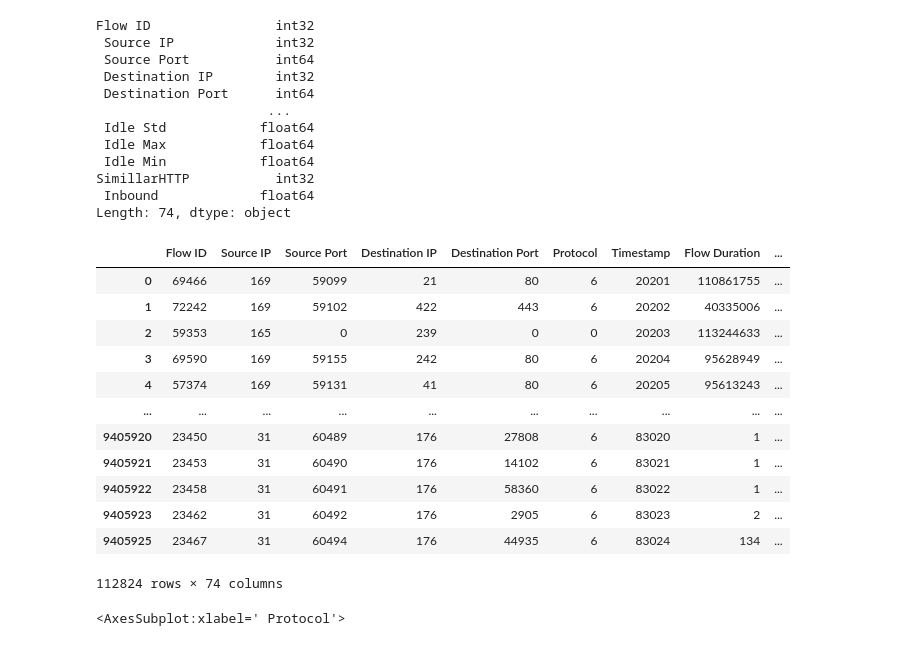
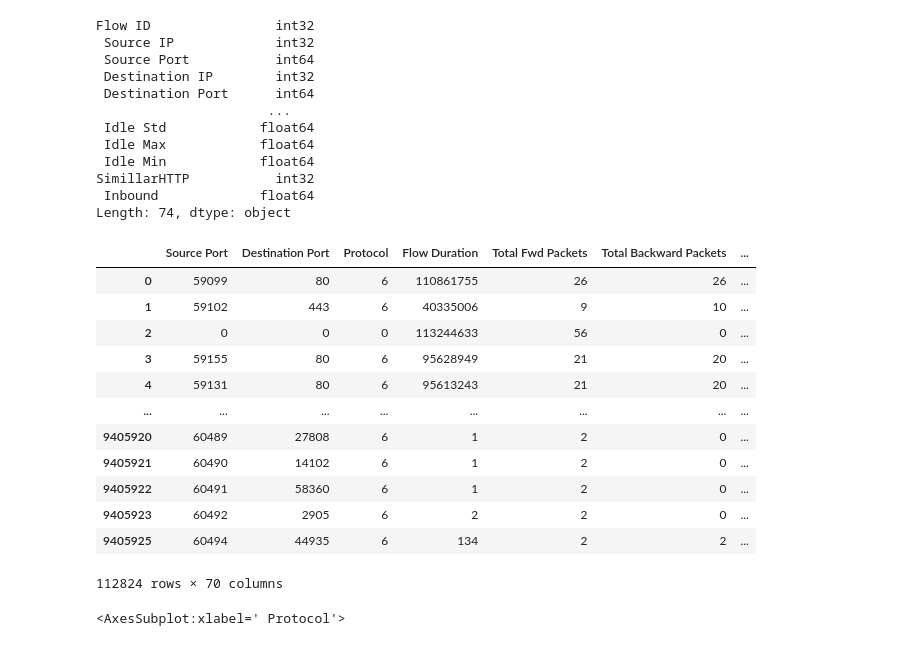
Before and after one commit to hvviet/DA_Detecting_DDoS, a Jupyter notebook: main/TrainingModel.ipynb, the cells around one changed output. Saved outputs shown, nothing was run; the diff lists cells and outputs as text; code cells hidden in the pictures.

Commit message:
processing data

```diff
--- a/main/TrainingModel.ipynb
+++ b/main/TrainingModel.ipynb
@@ -76,7 +77,7 @@ for i in features_label:
 dataset = dataset.drop(dataset.index[list_rows_need_remove])
 # %%
 # Merge UDP, UDP-flag
-dataset.loc[dataset[" Label"] == "UDP-lag", " Label"] = "UDP"
+dataset.loc[dataset[" Label"] != 'BENIGN'," Label"] = "MALIGNANT"
 # %%
 # List values of Label column after scale
 dataset[' Label'].value_counts()
@@ -235,22 +225,22 @@ Flow ID                int32
 SimillarHTTP           int32
  Inbound             float64
 Length: 74, dtype: object
-# %%
-data_X
-# %% [output]
-|  | Flow ID | Source IP | Source Port | Destination IP | Destination Port | Protocol | Timestamp | Flow Duration | ... |
-| 0 | 69466 | 169 | 59099 | 21 | 80 | 6 | 20201 | 110861755 | ... |
-| 1 | 72242 | 169 | 59102 | 422 | 443 | 6 | 20202 | 40335006 | ... |
-| 2 | 59353 | 165 | 0 | 239 | 0 | 0 | 20203 | 113244633 | ... |
-| 3 | 69590 | 169 | 59155 | 242 | 80 | 6 | 20204 | 95628949 | ... |
-| 4 | 57374 | 169 | 59131 | 41 | 80 | 6 | 20205 | 95613243 | ... |
-| ... | ... | ... | ... | ... | ... | ... | ... | ... | ... |
-| 9405920 | 23450 | 31 | 60489 | 176 | 27808 | 6 | 83020 | 1 | ... |
-| 9405921 | 23453 | 31 | 60490 | 176 | 14102 | 6 | 83021 | 1 | ... |
-| 9405922 | 23458 | 31 | 60491 | 176 | 58360 | 6 | 83022 | 1 | ... |
-| 9405923 | 23462 | 31 | 60492 | 176 | 2905 | 6 | 83023 | 2 | ... |
-| 9405925 | 23467 | 31 | 60494 | 176 | 44935 | 6 | 83024 | 134 | ... |
-112824 rows × 74 columns
+# %%
+data_X.drop(['Flow ID',' Source IP',' Destination IP',' Timestamp'], axis=1)
+# %% [output]
+|  | Source Port | Destination Port | Protocol | Flow Duration | Total Fwd Packets | Total Backward Packets | ... |
+| 0 | 59099 | 80 | 6 | 110861755 | 26 | 26 | ... |
+| 1 | 59102 | 443 | 6 | 40335006 | 9 | 10 | ... |
+| 2 | 0 | 0 | 0 | 113244633 | 56 | 0 | ... |
+| 3 | 59155 | 80 | 6 | 95628949 | 21 | 20 | ... |
+| 4 | 59131 | 80 | 6 | 95613243 | 21 | 20 | ... |
+| ... | ... | ... | ... | ... | ... | ... | ... |
+| 9405920 | 60489 | 27808 | 6 | 1 | 2 | 0 | ... |
+| 9405921 | 60490 | 14102 | 6 | 1 | 2 | 0 | ... |
+| 9405922 | 60491 | 58360 | 6 | 1 | 2 | 0 | ... |
+| 9405923 | 60492 | 2905 | 6 | 2 | 2 | 0 | ... |
+| 9405925 | 60494 | 44935 | 6 | 134 | 2 | 2 | ... |
+112824 rows × 70 columns
 # %%
 #Find outliner in dataset
 import seaborn as sns
```
Also changed, not shown: parts of 21 cells of this notebook.
